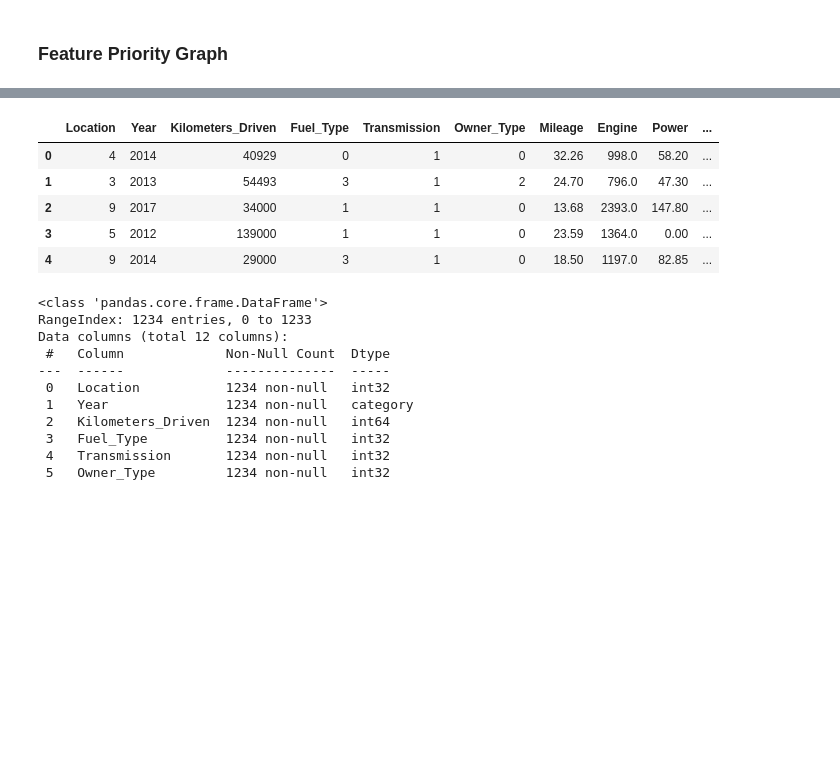
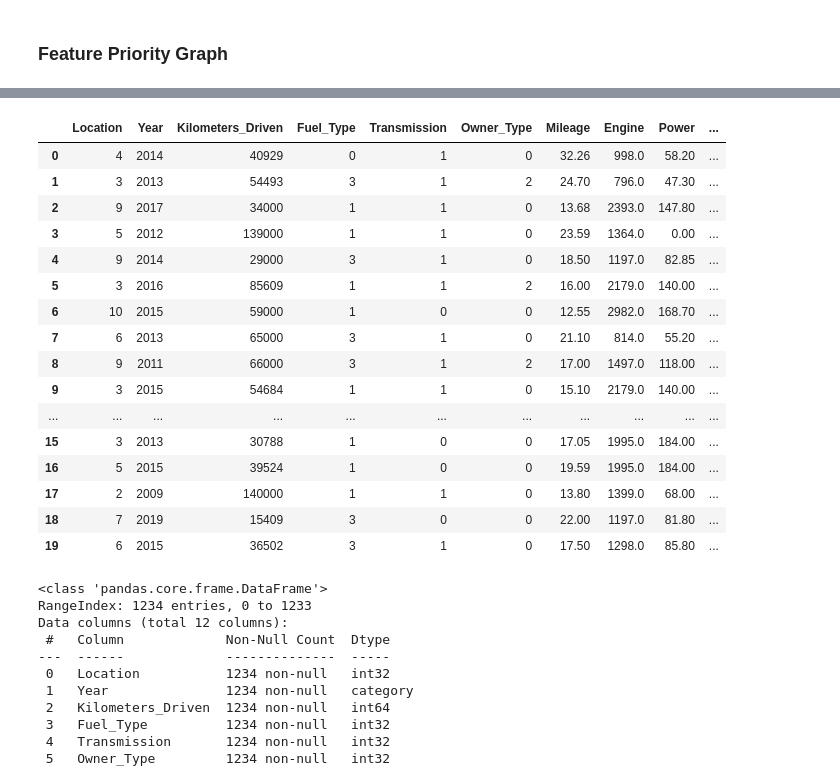
Before and after one commit to Arjun-Gopinath/Price-Foreteller-for-Preowned-Cars, a Jupyter notebook: Group 13 project works.ipynb, the cells around one changed output, grey strips where cells are left out. Drawn from its saved outputs; the diff is of its cells as text; code cells hidden in the pictures; blank space fills up the shorter version.

```diff
--- a/Group 13 project works.ipynb
+++ b/Group 13 project works.ipynb
@@ -522,13 +538,24 @@ plt.show()
 # %%
 Xtest = test_df
-Xtest.head()
+Xtest.head(20)
 # %% [output]
 |  | Location | Year | Kilometers_Driven | Fuel_Type | Transmission | Owner_Type | Mileage | Engine | Power | ... |
 | 0 | 4 | 2014 | 40929 | 0 | 1 | 0 | 32.26 | 998.0 | 58.20 | ... |
 | 1 | 3 | 2013 | 54493 | 3 | 1 | 2 | 24.70 | 796.0 | 47.30 | ... |
 | 2 | 9 | 2017 | 34000 | 1 | 1 | 0 | 13.68 | 2393.0 | 147.80 | ... |
 | 3 | 5 | 2012 | 139000 | 1 | 1 | 0 | 23.59 | 1364.0 | 0.00 | ... |
 | 4 | 9 | 2014 | 29000 | 3 | 1 | 0 | 18.50 | 1197.0 | 82.85 | ... |
+| 5 | 3 | 2016 | 85609 | 1 | 1 | 2 | 16.00 | 2179.0 | 140.00 | ... |
+| 6 | 10 | 2015 | 59000 | 1 | 0 | 0 | 12.55 | 2982.0 | 168.70 | ... |
+| 7 | 6 | 2013 | 65000 | 3 | 1 | 0 | 21.10 | 814.0 | 55.20 | ... |
+| 8 | 9 | 2011 | 66000 | 3 | 1 | 2 | 17.00 | 1497.0 | 118.00 | ... |
+| 9 | 3 | 2015 | 54684 | 1 | 1 | 0 | 15.10 | 2179.0 | 140.00 | ... |
+| ... | ... | ... | ... | ... | ... | ... | ... | ... | ... | ... |
+| 15 | 3 | 2013 | 30788 | 1 | 0 | 0 | 17.05 | 1995.0 | 184.00 | ... |
+| 16 | 5 | 2015 | 39524 | 1 | 0 | 0 | 19.59 | 1995.0 | 184.00 | ... |
+| 17 | 2 | 2009 | 140000 | 1 | 1 | 0 | 13.80 | 1399.0 | 68.00 | ... |
+| 18 | 7 | 2019 | 15409 | 3 | 0 | 0 | 22.00 | 1197.0 | 81.80 | ... |
+| 19 | 6 | 2015 | 36502 | 3 | 1 | 0 | 17.50 | 1298.0 | 85.80 | ... |
 # %%
 Xtest.info()
 # %% [output]
```
Also changed, not shown: parts of 13 cells of this notebook, 5 other files.
